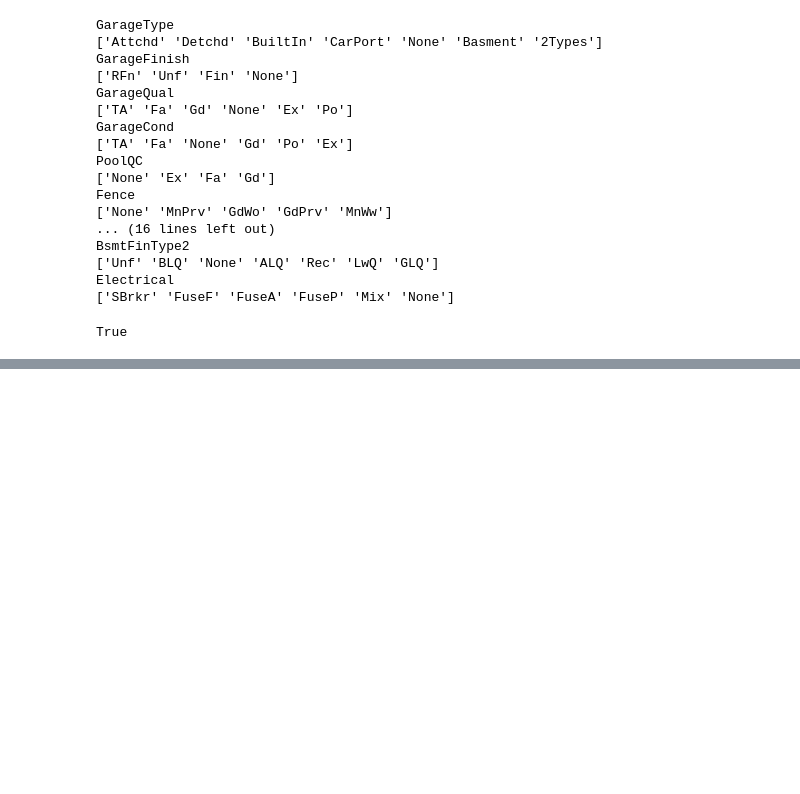
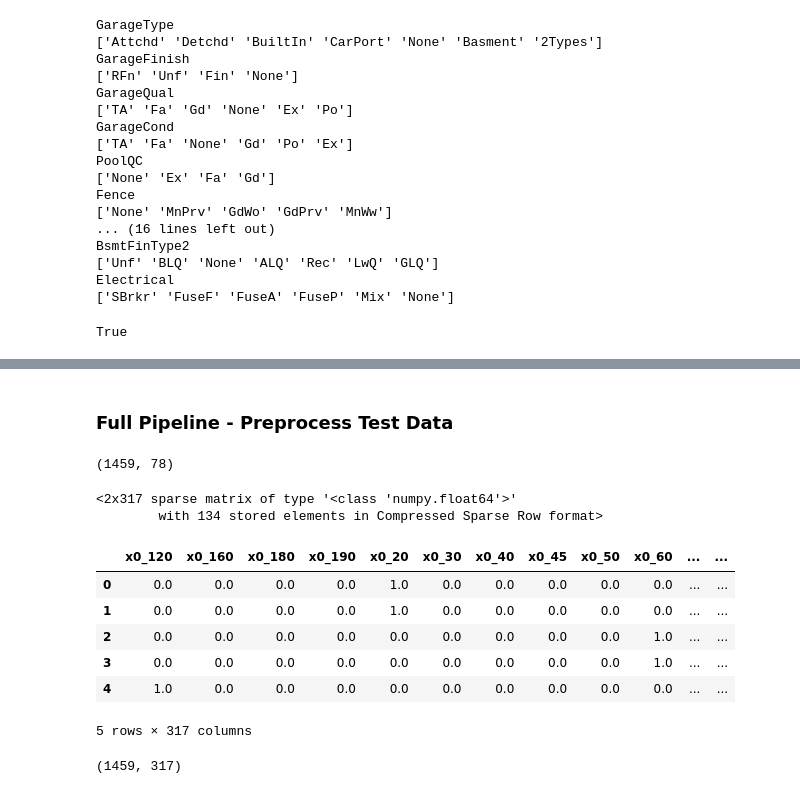
Before and after one commit to mianakajima/housing_prices, a Jupyter notebook: analysis/02_data_cleaning.ipynb, the cells around one changed output, grey strips where cells are left out. Saved outputs shown, nothing was run; the diff lists cells and outputs as text; code cells hidden in the pictures; blank space fills up the shorter version.

```diff
--- a/analysis/02_data_cleaning.ipynb
+++ b/analysis/02_data_cleaning.ipynb
@@ -273,0 +297,38 @@ housing_df.to_csv('cleaned_data/training_cleaned.csv')
+# %% [markdown]
+### Full Pipeline - Preprocess Test Data
+# %%
+#read in dataset
+test = pd.read_csv('data/test.csv')
+test.head()
+
+#drop these columns from test set
+drop_columns = ['Id', 'GarageYrBlt']
+test = test.drop(drop_columns, axis = 1)
+# %%
+test.shape
+# %% [output]
+(1459, 78)
+# %%
+#run test data through pipeline
+test_prepared = full_pipeline.transform(test)
+#print out first 2 rows
+test_prepared[:2]
+# %% [output]
+<2x317 sparse matrix of type '<class 'numpy.float64'>'
+        with 134 stored elements in Compressed Sparse Row format>
+# %%
+# add back column names and change into dataframe
+test_df = pd.DataFrame(test_prepared.todense(), columns = all_columns)
+test_df.head()
+# %% [output]
+|  | x0_120 | x0_160 | x0_180 | x0_190 | x0_20 | x0_30 | x0_40 | x0_45 | x0_50 | x0_60 | ... | ... |
+| 0 | 0.0 | 0.0 | 0.0 | 0.0 | 1.0 | 0.0 | 0.0 | 0.0 | 0.0 | 0.0 | ... | ... |
+| 1 | 0.0 | 0.0 | 0.0 | 0.0 | 1.0 | 0.0 | 0.0 | 0.0 | 0.0 | 0.0 | ... | ... |
+| 2 | 0.0 | 0.0 | 0.0 | 0.0 | 0.0 | 0.0 | 0.0 | 0.0 | 0.0 | 1.0 | ... | ... |
+| 3 | 0.0 | 0.0 | 0.0 | 0.0 | 0.0 | 0.0 | 0.0 | 0.0 | 0.0 | 1.0 | ... | ... |
+| 4 | 1.0 | 0.0 | 0.0 | 0.0 | 0.0 | 0.0 | 0.0 | 0.0 | 0.0 | 0.0 | ... | ... |
+5 rows × 317 columns
+# %%
+test_df.shape
+# %% [output]
+(1459, 317)
```
Also changed, not shown: parts of 21 cells of this notebook, 8 other files.
